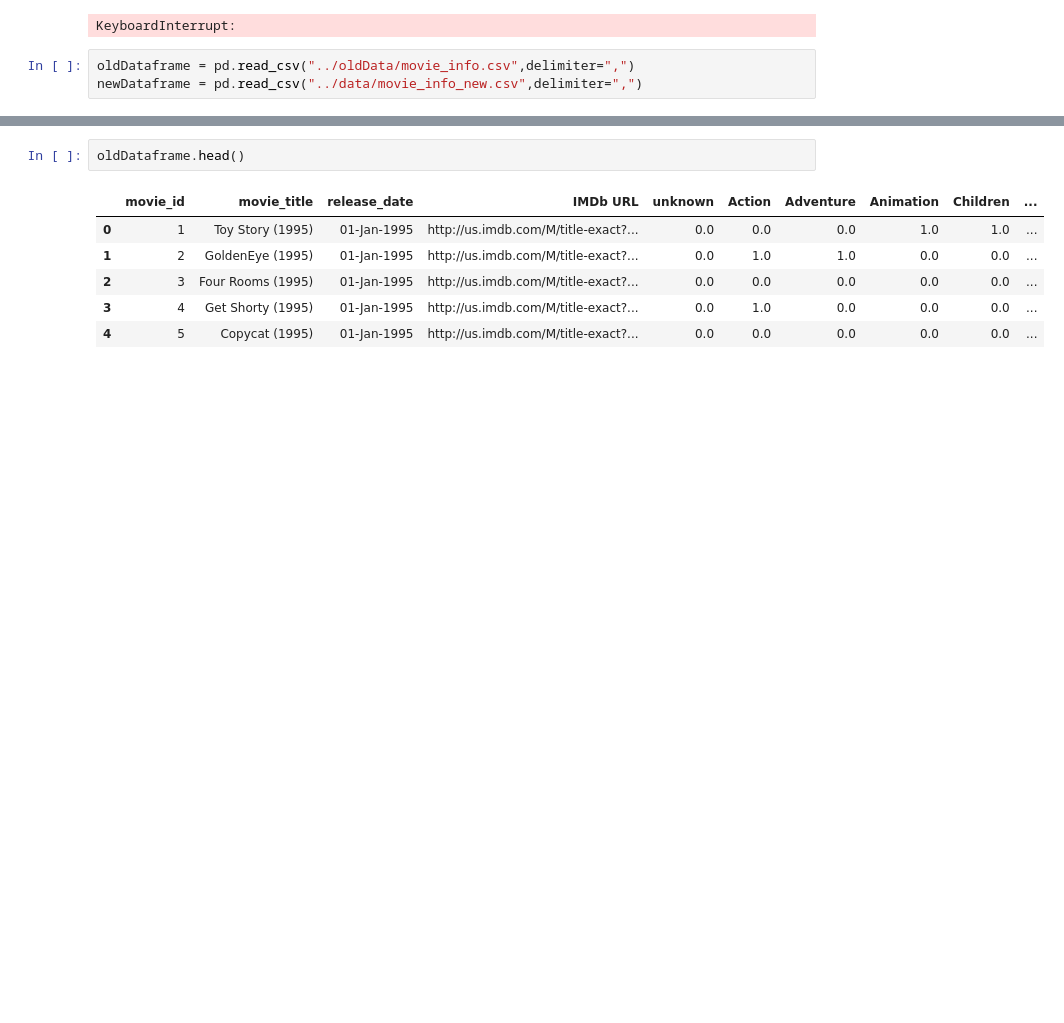
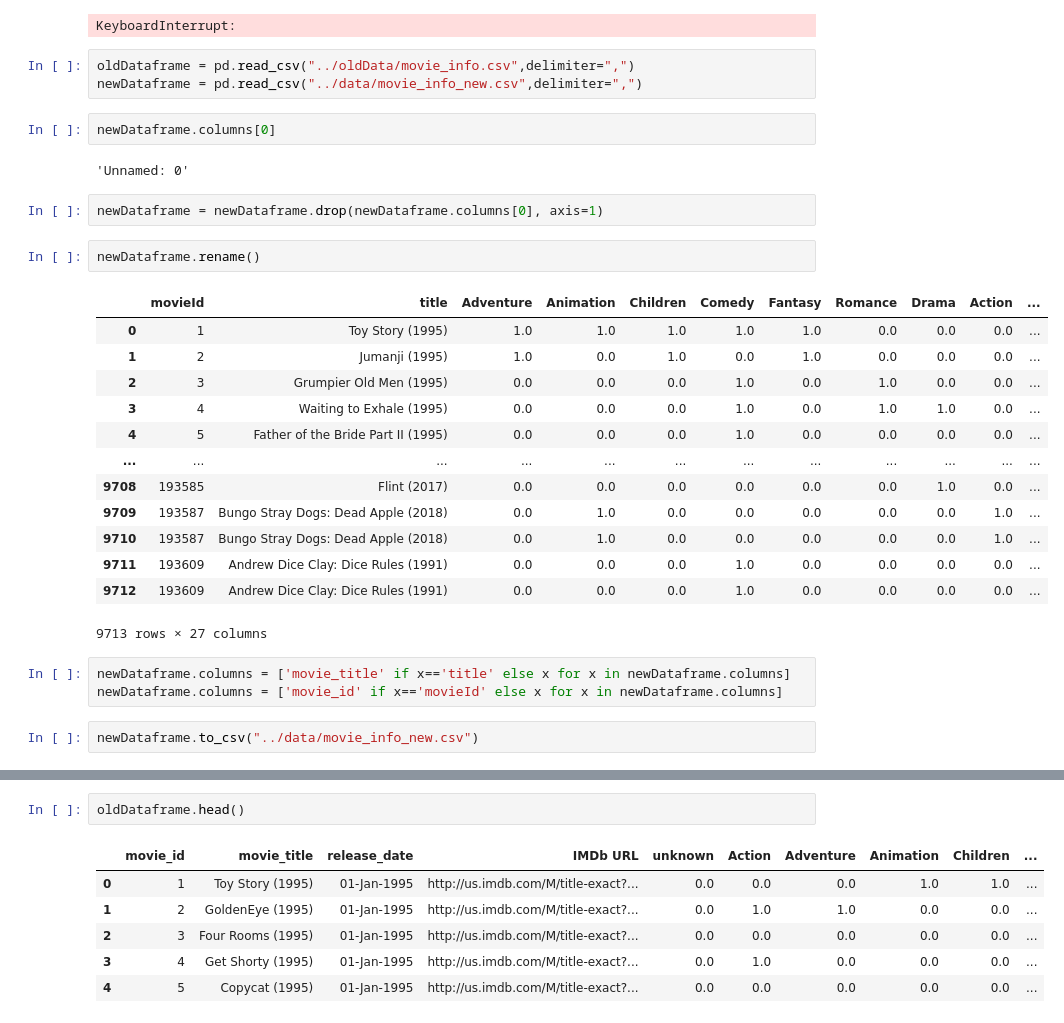
Before and after one commit to WaimenMak/Recomender-System, a Jupyter notebook: scraping/scrapeScript.ipynb, the cells around one changed output, grey strips where cells are left out. Cells and saved outputs as stored; diff of their text form; blank space fills up the shorter version.

```diff
--- a/scraping/scrapeScript.ipynb
+++ b/scraping/scrapeScript.ipynb
@@ -461,3 +461,30 @@ KeyboardInterrupt:
 # %%
 oldDataframe = pd.read_csv("../oldData/movie_info.csv",delimiter=",")
 newDataframe = pd.read_csv("../data/movie_info_new.csv",delimiter=",")
+# %%
+newDataframe.columns[0]
+# %% [output]
+'Unnamed: 0'
+# %%
+newDataframe = newDataframe.drop(newDataframe.columns[0], axis=1)
+# %%
+newDataframe.rename()
+# %% [output]
+|  | movieId | title | Adventure | Animation | Children | Comedy | Fantasy | Romance | Drama | Action | ... |
+| 0 | 1 | Toy Story (1995) | 1.0 | 1.0 | 1.0 | 1.0 | 1.0 | 0.0 | 0.0 | 0.0 | ... |
+| 1 | 2 | Jumanji (1995) | 1.0 | 0.0 | 1.0 | 0.0 | 1.0 | 0.0 | 0.0 | 0.0 | ... |
+| 2 | 3 | Grumpier Old Men (1995) | 0.0 | 0.0 | 0.0 | 1.0 | 0.0 | 1.0 | 0.0 | 0.0 | ... |
+| 3 | 4 | Waiting to Exhale (1995) | 0.0 | 0.0 | 0.0 | 1.0 | 0.0 | 1.0 | 1.0 | 0.0 | ... |
+| 4 | 5 | Father of the Bride Part II (1995) | 0.0 | 0.0 | 0.0 | 1.0 | 0.0 | 0.0 | 0.0 | 0.0 | ... |
+| ... | ... | ... | ... | ... | ... | ... | ... | ... | ... | ... | ... |
+| 9708 | 193585 | Flint (2017) | 0.0 | 0.0 | 0.0 | 0.0 | 0.0 | 0.0 | 1.0 | 0.0 | ... |
+| 9709 | 193587 | Bungo Stray Dogs: Dead Apple (2018) | 0.0 | 1.0 | 0.0 | 0.0 | 0.0 | 0.0 | 0.0 | 1.0 | ... |
+| 9710 | 193587 | Bungo Stray Dogs: Dead Apple (2018) | 0.0 | 1.0 | 0.0 | 0.0 | 0.0 | 0.0 | 0.0 | 1.0 | ... |
+| 9711 | 193609 | Andrew Dice Clay: Dice Rules (1991) | 0.0 | 0.0 | 0.0 | 1.0 | 0.0 | 0.0 | 0.0 | 0.0 | ... |
+| 9712 | 193609 | Andrew Dice Clay: Dice Rules (1991) | 0.0 | 0.0 | 0.0 | 1.0 | 0.0 | 0.0 | 0.0 | 0.0 | ... |
+9713 rows × 27 columns
+# %%
+newDataframe.columns = ['movie_title' if x=='title' else x for x in newDataframe.columns]
+newDataframe.columns = ['movie_id' if x=='movieId' else x for x in newDataframe.columns]
+# %%
+newDataframe.to_csv("../data/movie_info_new.csv")
```
Also changed, not shown: parts of 2 cells of this notebook, 11 other files.
